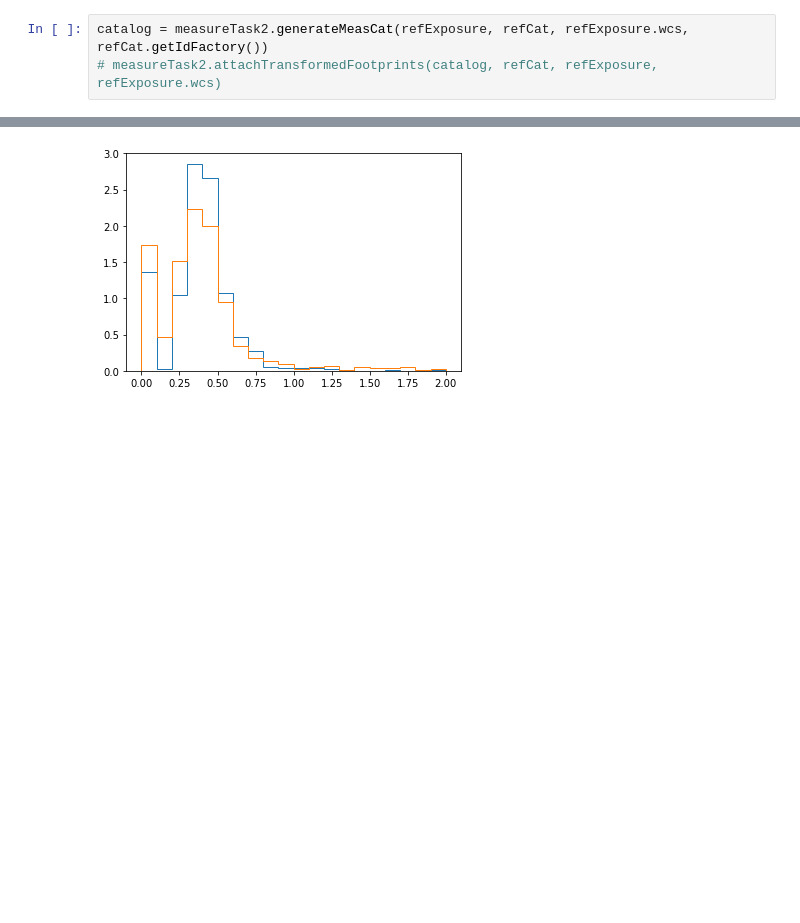
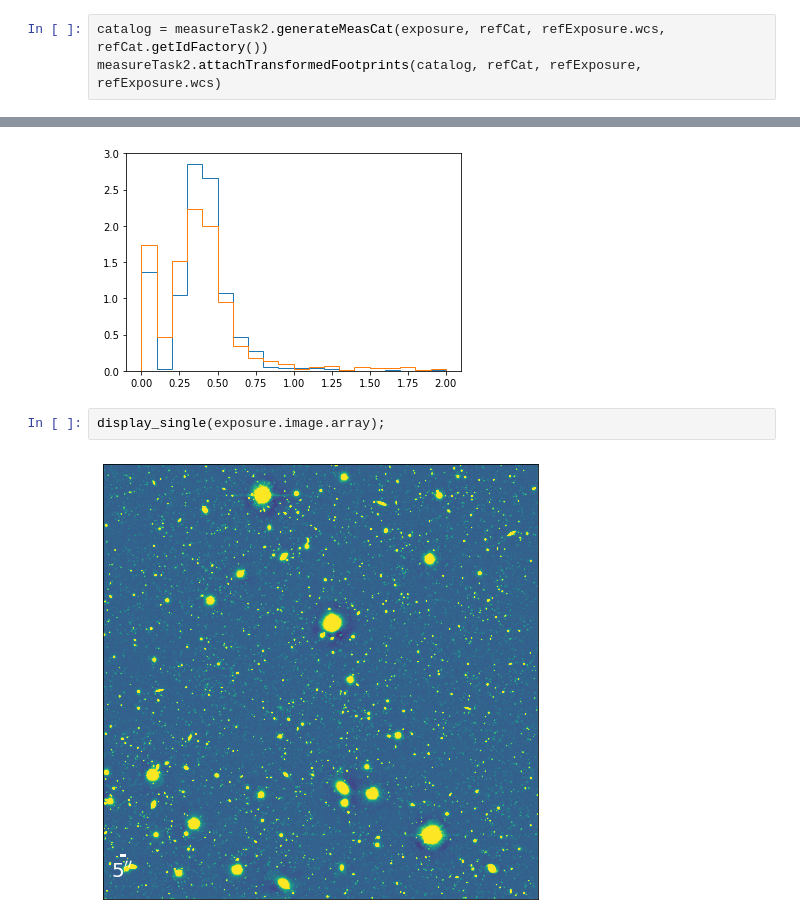
Before and after one commit to MerianSurvey/lambo, a Jupyter notebook: notebooks/hsc_gaap/RC2_x_Merian_gaap.ipynb, the cells around one changed output, grey strips where cells are left out. Drawn from its saved outputs; the diff is of its cells as text; blank space fills up the shorter version.

```diff
--- a/notebooks/hsc_gaap/RC2_x_Merian_gaap.ipynb
+++ b/notebooks/hsc_gaap/RC2_x_Merian_gaap.ipynb
@@ -66,8 +130,8 @@ measureConfig.plugins["ext_gaap_GaapFlux"].doOptimalPhotometry = False
 measureConfig.plugins["ext_gaap_GaapFlux"].sigmas = [0.25, 0.5, 0.75, 1.0, 1.5, 2.0, 2.5, 3.0]
 measureTask2 = lsst.meas.base.ForcedMeasurementTask(refSchema=refCat.schema, config=measureConfig)
 # %%
-catalog = measureTask2.generateMeasCat(refExposure, refCat, refExposure.wcs, refCat.getIdFactory())
-# measureTask2.attachTransformedFootprints(catalog, refCat, refExposure, refExposure.wcs)
+catalog = measureTask2.generateMeasCat(exposure, refCat, refExposure.wcs, refCat.getIdFactory())
+measureTask2.attachTransformedFootprints(catalog, refCat, refExposure, refExposure.wcs)
 # %%
 print("# Starting the measureTask at ", time.ctime())
 t1 = time.time()
@@ -126,3 +223,7 @@ plt.hist(0.168 * ((refCat['base_SdssShape_xx'] * refCat['base_SdssShape_yy'] - r
         1.3, 1.4, 1.5, 1.6, 1.7, 1.8, 1.9, 2. ]),
  [<matplotlib.patches.Polygon at 0x...>])
 [figure]
+# %%
+display_single(exposure.image.array);
+# %% [output]
+[figure, added]
```
Also changed, not shown: parts of 17 cells of this notebook, 3 other files.
